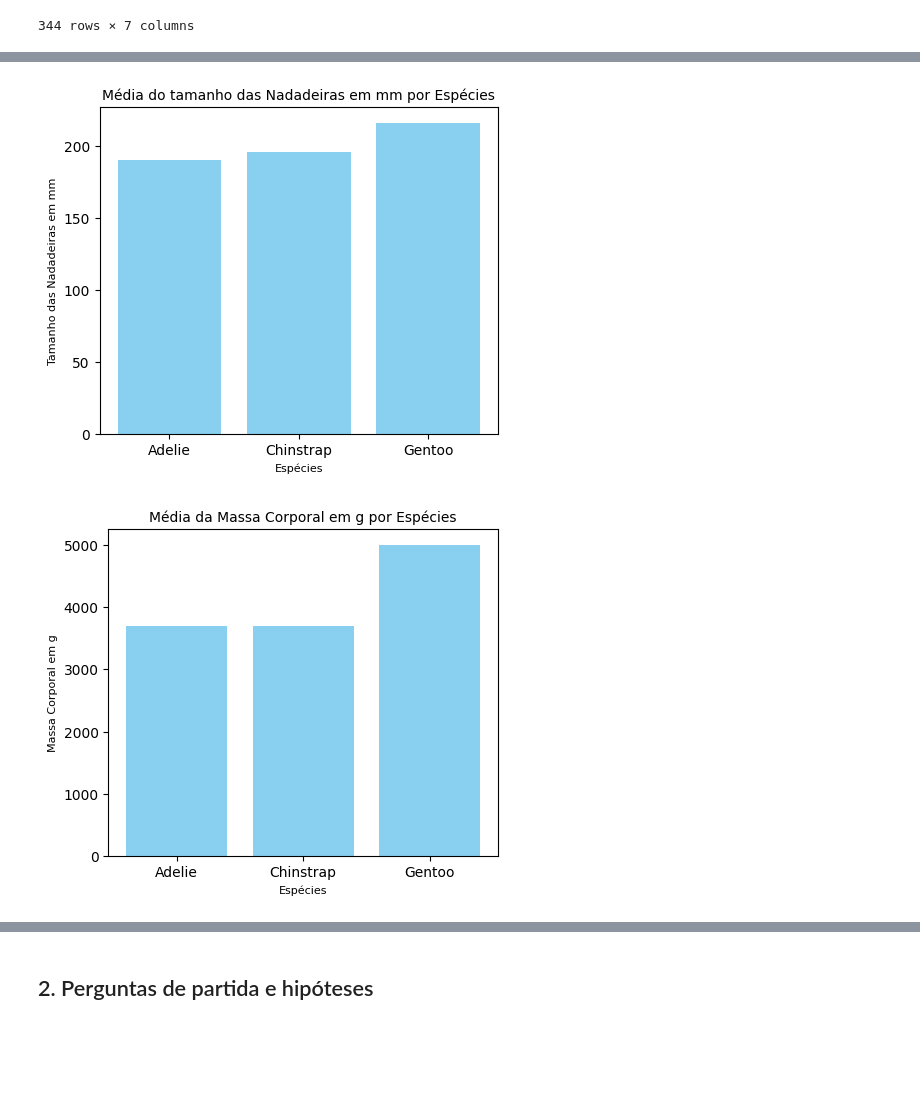
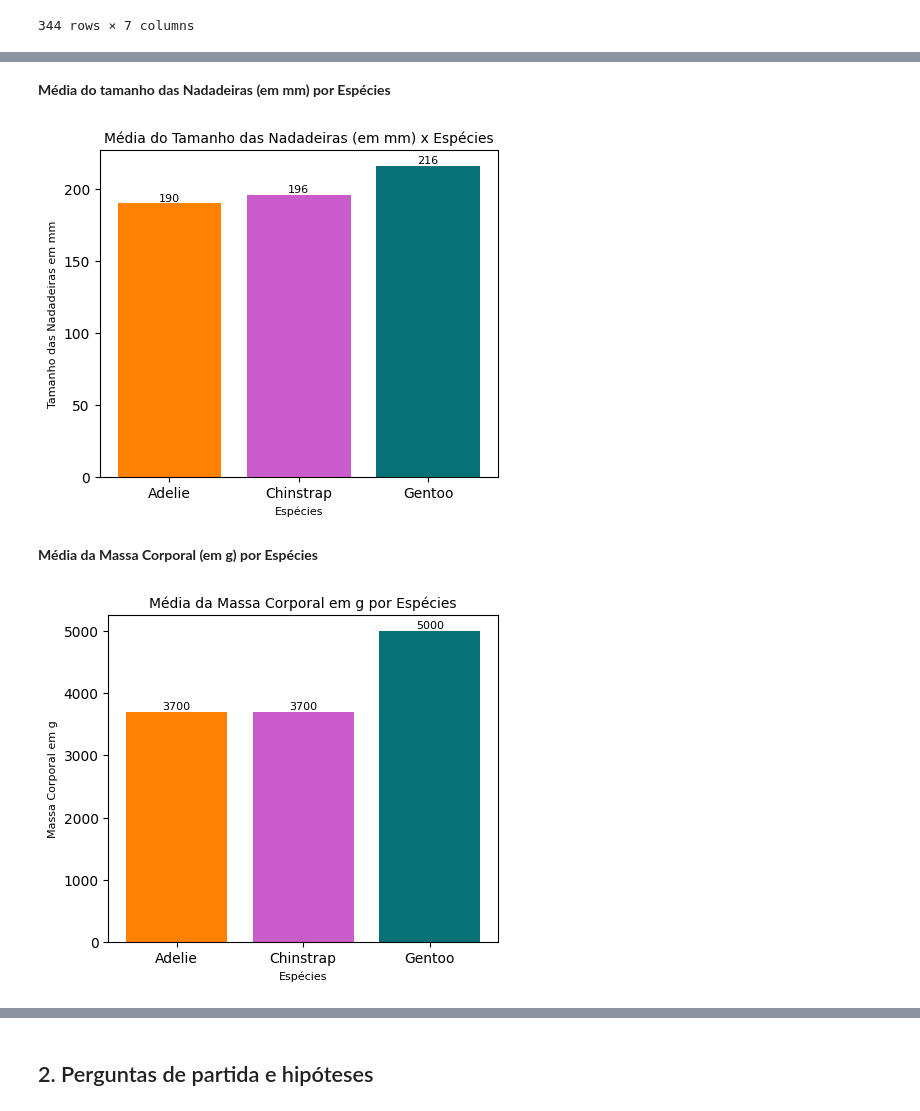
Before and after one commit to ninesousa/avanti-bootcamp-cdd, a Jupyter notebook: notebooks/01-exploratory_data_analysis.ipynb, the cells around one changed output, grey strips where cells are left out. Saved outputs shown, nothing was run; the diff lists cells and outputs as text; code cells hidden in the pictures; blank space fills up the shorter version.

```diff
--- a/notebooks/01-exploratory_data_analysis.ipynb
+++ b/notebooks/01-exploratory_data_analysis.ipynb
@@ -49,0 +76,21 @@ dt
+# %%
+#leitura dos dados
+dt = pd.read_csv('../data/raw/data.csv')
+#EN -> PT
+dt.rename(columns = {
+        'species': 'especies',
+        'island': 'ilha',
+        'bill_length_mm': 'comprimento_do_bico_mm',
+        'bill_depth_mm': 'profundidade_do_bico_mm',
+        'flipper_length_mm': 'comprimento_do_nadadeira_mm',
+        'body_mass_g': 'massa_corporal_g',
+        'sex': 'sexo',
+}, inplace=True)
+
+#substituição dos valores pela descrição com replace
+dt.replace ({'sexo':{
+        'MALE':'Masculino',
+        'FEMALE':'Feminino'
+}}, inplace=True)
+
+display(dt)
@@ -63,48 +147,58 @@ dt.describe().round(2)
+# %% [markdown]
+**Média do tamanho das Nadadeiras (em mm) por Espécies**
 # %%
-# Nadadeiras x Espécies.
-
-# tamanho do gráfico
+# tamanho do gráfico e cores
 plt.figure(figsize=(8, 12))
+palette = ['#FF8100','#C95BCB','#067176']
 
 # tamanho
 plt.subplot(3, 1, 1)
 
 # Dados
 # agrupamento por species e o calculo da mediana
-dt_avg = dt.groupby('species')['flipper_length_mm'].median().reset_index()
+dt_avg = dt.groupby('especies')['comprimento_do_nadadeira_mm'].median().reset_index()
+#coloca os números em cima da barra
+for i, value in enumerate(dt_avg['comprimento_do_nadadeira_mm']):
+    plt.text(i, value, round(value), ha='center', va='bottom', fontsize=8)
+
 # resultado e ordenação dos dados
-dt_avg = dt_avg.sort_values(by='flipper_length_mm', ascending=True)
+dt_avg = dt_avg.sort_values(by='comprimento_do_nadadeira_mm', ascending=True)
 
 #tipo de gráfico.
-plt.bar(dt_avg['species'], dt_avg['flipper_length_mm'], color='#89CFF0')
+plt.bar(dt_avg['especies'], dt_avg['comprimento_do_nadadeira_mm'], color=palette)
 
 #legendas do titulo, x e y
-plt.title('Média do tamanho das Nadadeiras em mm por Espécies', fontsize=10)
+plt.title('Média do Tamanho das Nadadeiras (em mm) x Espécies', fontsize=10)
 plt.xlabel('Espécies', fontsize = 8)
 plt.ylabel('Tamanho das Nadadeiras em mm', fontsize = 8)
 
 #ajuste dos gráficos e o plot
 plt.tight_layout(rect=[0, 0, 0.6, 0.95])
 plt.show()
 # %% [output]
-[figure, old version]
+[figure, new version]
+# %% [markdown]
+**Média da Massa Corporal (em g) por Espécies**
 # %%
-# Massa Corporal x Espécies.
-
-# tamanho do gráfico
+# tamanho do gráfico e cores
 plt.figure(figsize=(8, 12))
+palette = [ '#FF8100','#C95BCB','#067176']
 
 # tamanho
 plt.subplot(3, 1, 1)
 
 # Dados
 # agrupamento por species e o calculo da mediana
-dt_avg = dt.groupby('species')['body_mass_g'].median().reset_index()
+dt_avg = dt.groupby('especies')['massa_corporal_g'].median().reset_index()
+#coloca os números em cima da barra
+for i, value in enumerate(dt_avg['massa_corporal_g']):
+    plt.text(i, value, round(value), ha='center', va='bottom', fontsize=8)
+
 # resultado e ordenação dos dados
-dt_avg = dt_avg.sort_values(by='body_mass_g', ascending=True)
+dt_avg = dt_avg.sort_values(by='massa_corporal_g', ascending=True)
 
 #tipo de gráfico.
-plt.bar(dt_avg['species'], dt_avg['body_mass_g'], color='#89CFF0')
+plt.bar(dt_avg['especies'], dt_avg['massa_corporal_g'], color=palette)
 
 #legendas do titulo, x e y
 plt.title('Média da Massa Corporal em g por Espécies', fontsize=10)
@@ -115,4 +209,4 @@ plt.ylabel('Massa Corporal em g', fontsize = 8)
 plt.tight_layout(rect=[0, 0, 0.6, 0.95])
 plt.show()
 # %% [output]
-[figure, old version]
+[figure, new version]
```
Also changed, not shown: parts of 20 cells of this notebook, 2 other files.
